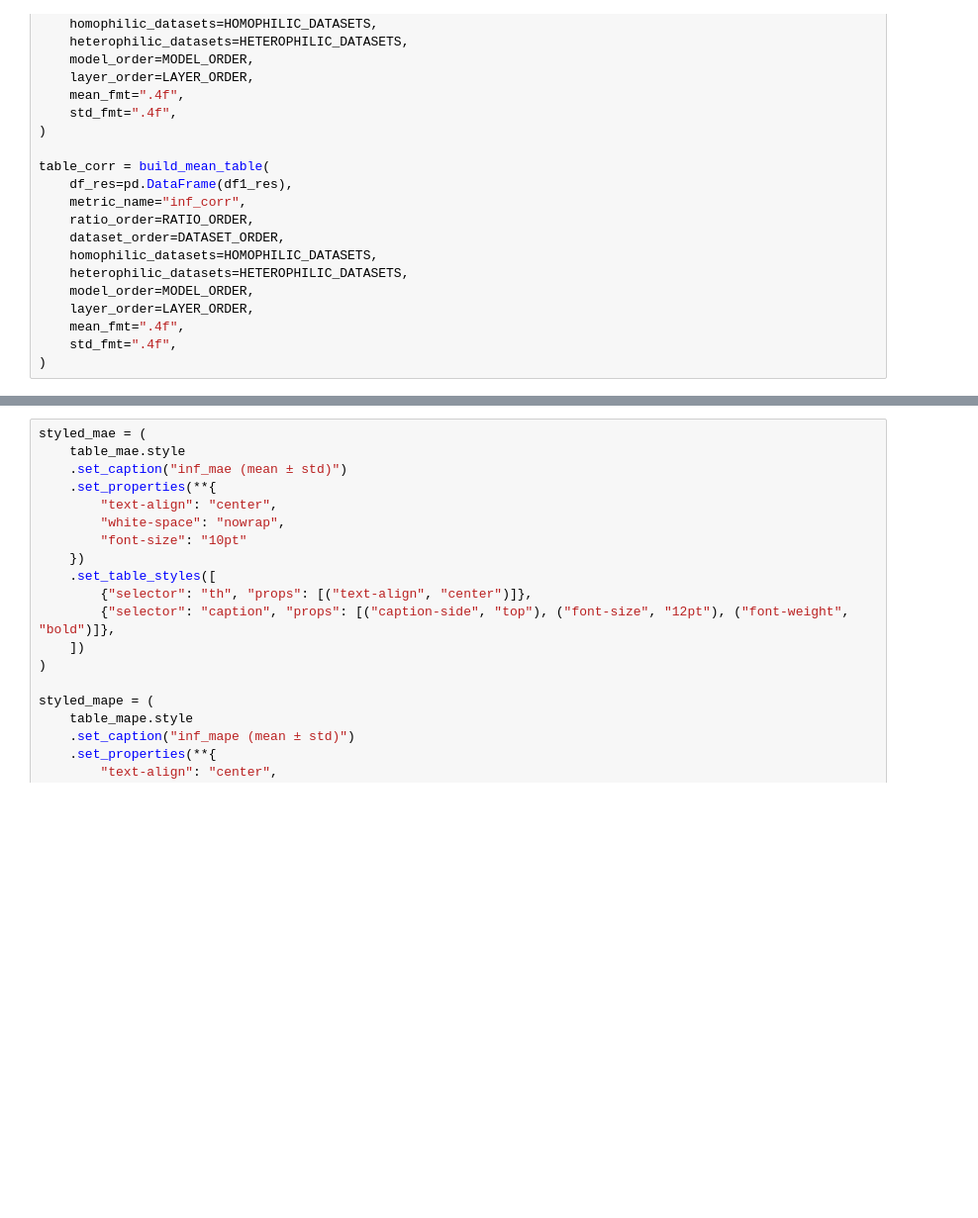
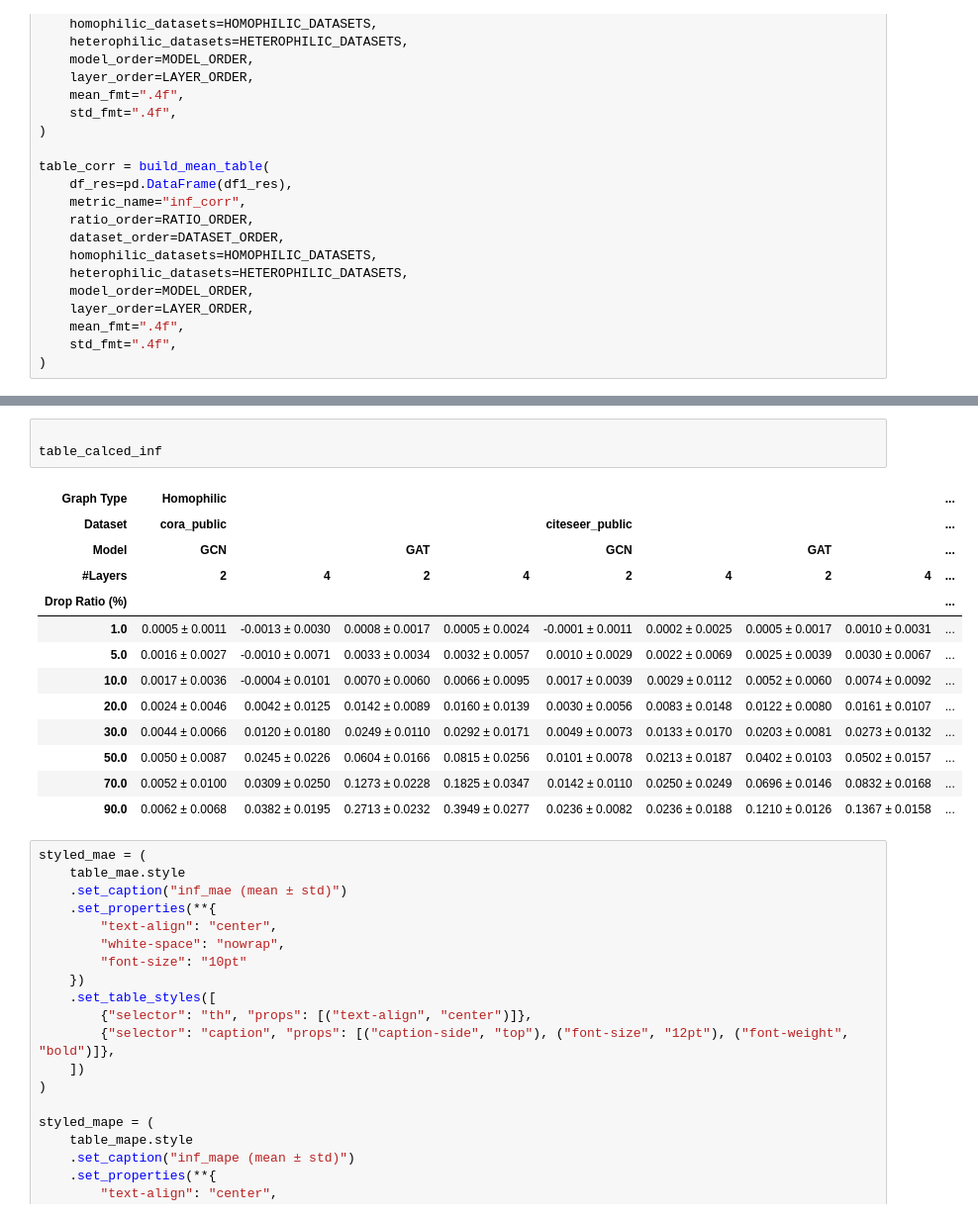
Before and after one commit to chh1025/group-influence-function-in-graph, a Jupyter notebook: result.ipynb, the cells around one changed output, grey strips where cells are left out. Shown at 99% size. Saved outputs shown, nothing was run; the diff lists cells and outputs as text; blank space fills up the shorter version.

```diff
--- a/result.ipynb
+++ b/result.ipynb
@@ -940,3 +981,20 @@ table_corr = build_mean_table(
+# %%
+
+table_calced_inf
+# %% [output]
+| Graph Type | Homophilic |  |  |  |  |  |  |  | ... |
+| Dataset | cora_public |  |  |  | citeseer_public |  |  |  | ... |
+| Model | GCN |  | GAT |  | GCN |  | GAT |  | ... |
+| #Layers | 2 | 4 | 2 | 4 | 2 | 4 | 2 | 4 | ... |
+| Drop Ratio (%) |  |  |  |  |  |  |  |  | ... |
+| 1.0 | 0.0005 ± 0.0011 | -0.0013 ± 0.0030 | 0.0008 ± 0.0017 | 0.0005 ± 0.0024 | -0.0001 ± 0.0011 | 0.0002 ± 0.0025 | 0.0005 ± 0.0017 | 0.0010 ± 0.0031 | ... |
+| 5.0 | 0.0016 ± 0.0027 | -0.0010 ± 0.0071 | 0.0033 ± 0.0034 | 0.0032 ± 0.0057 | 0.0010 ± 0.0029 | 0.0022 ± 0.0069 | 0.0025 ± 0.0039 | 0.0030 ± 0.0067 | ... |
+| 10.0 | 0.0017 ± 0.0036 | -0.0004 ± 0.0101 | 0.0070 ± 0.0060 | 0.0066 ± 0.0095 | 0.0017 ± 0.0039 | 0.0029 ± 0.0112 | 0.0052 ± 0.0060 | 0.0074 ± 0.0092 | ... |
+| 20.0 | 0.0024 ± 0.0046 | 0.0042 ± 0.0125 | 0.0142 ± 0.0089 | 0.0160 ± 0.0139 | 0.0030 ± 0.0056 | 0.0083 ± 0.0148 | 0.0122 ± 0.0080 | 0.0161 ± 0.0107 | ... |
+| 30.0 | 0.0044 ± 0.0066 | 0.0120 ± 0.0180 | 0.0249 ± 0.0110 | 0.0292 ± 0.0171 | 0.0049 ± 0.0073 | 0.0133 ± 0.0170 | 0.0203 ± 0.0081 | 0.0273 ± 0.0132 | ... |
+| 50.0 | 0.0050 ± 0.0087 | 0.0245 ± 0.0226 | 0.0604 ± 0.0166 | 0.0815 ± 0.0256 | 0.0101 ± 0.0078 | 0.0213 ± 0.0187 | 0.0402 ± 0.0103 | 0.0502 ± 0.0157 | ... |
+| 70.0 | 0.0052 ± 0.0100 | 0.0309 ± 0.0250 | 0.1273 ± 0.0228 | 0.1825 ± 0.0347 | 0.0142 ± 0.0110 | 0.0250 ± 0.0249 | 0.0696 ± 0.0146 | 0.0832 ± 0.0168 | ... |
+| 90.0 | 0.0062 ± 0.0068 | 0.0382 ± 0.0195 | 0.2713 ± 0.0232 | 0.3949 ± 0.0277 | 0.0236 ± 0.0082 | 0.0236 ± 0.0188 | 0.1210 ± 0.0126 | 0.1367 ± 0.0158 | ... |
 # %%
 styled_mae = (
     table_mae.style
```
Also changed, not shown: parts of 7 cells of this notebook, 16 other files.
